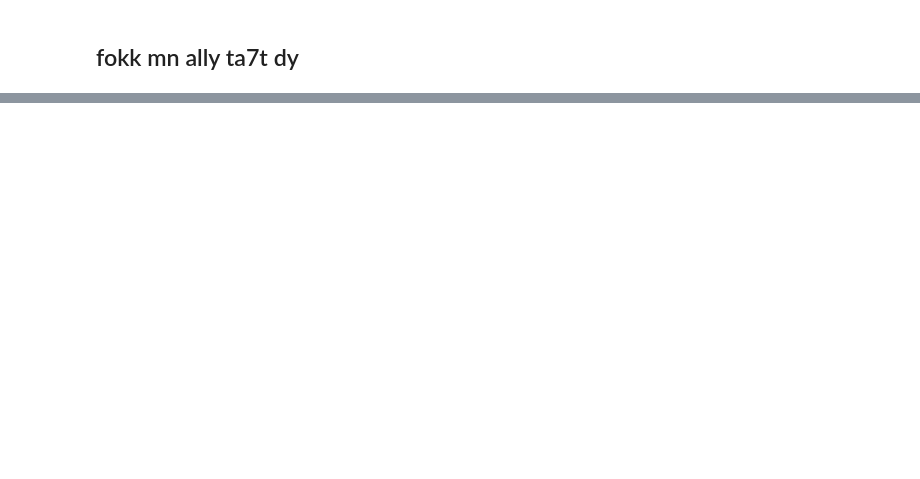
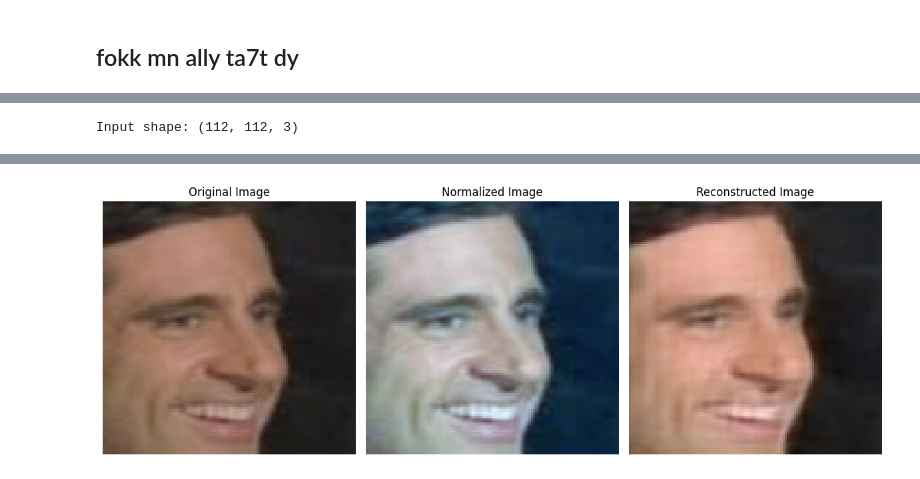
Before and after one commit to Serag11/face-recognition, a Jupyter notebook: face_recognition_casia.ipynb, the cells around one changed output, grey strips where cells are left out. Drawn from its saved outputs; the diff is of its cells as text; code cells hidden in the pictures; blank space fills up the shorter version.

Commit message:
Kaggle Notebook | Vision_milestone2 | Version 3

```diff
--- a/face_recognition_casia.ipynb
+++ b/face_recognition_casia.ipynb
@@ -376,12 +415,14 @@ print("model weights are saved ")
 # %%
 conv_autoencoder, _ = convolutional_autoencoder(input_shape=(112, 112, 3))
-conv_autoencoder.load_weights("/kaggle/working/autoencoder.weights.h5")
+conv_autoencoder.load_weights("/kaggle/input/auto-encoder-weights/autoencoder.weights.h5")
+# %% [output]
+Input shape: (112, 112, 3)
 # %%
 # Randomly choose an image index to visualize
 sample_idx = np.random.choice(data.shape[0])
-sample_image = data[sample_idx]
+sample_image = train_data[sample_idx]
 
-normalized_sample_image = normalized_images[sample_idx]
+normalized_sample_image = train_data_norm[sample_idx]
 normalized_sample_image = (normalized_sample_image - normalized_sample_image.min()) / (normalized_sample_image.max() - normalized_sample_image.min())
 
 
@@ -410,3 +451,4 @@ ax[2].axis('off')
 
 plt.tight_layout()
 plt.show()
+# %% [output]
@@ -413,3 +457,4 @@ plt.show()
+[figure, added]
 # %%
 with open('/kaggle/working/conv_results.pkl', 'rb') as f:
     results = pickle.load(f)
```
Also changed, not shown: parts of 7 cells of this notebook.
